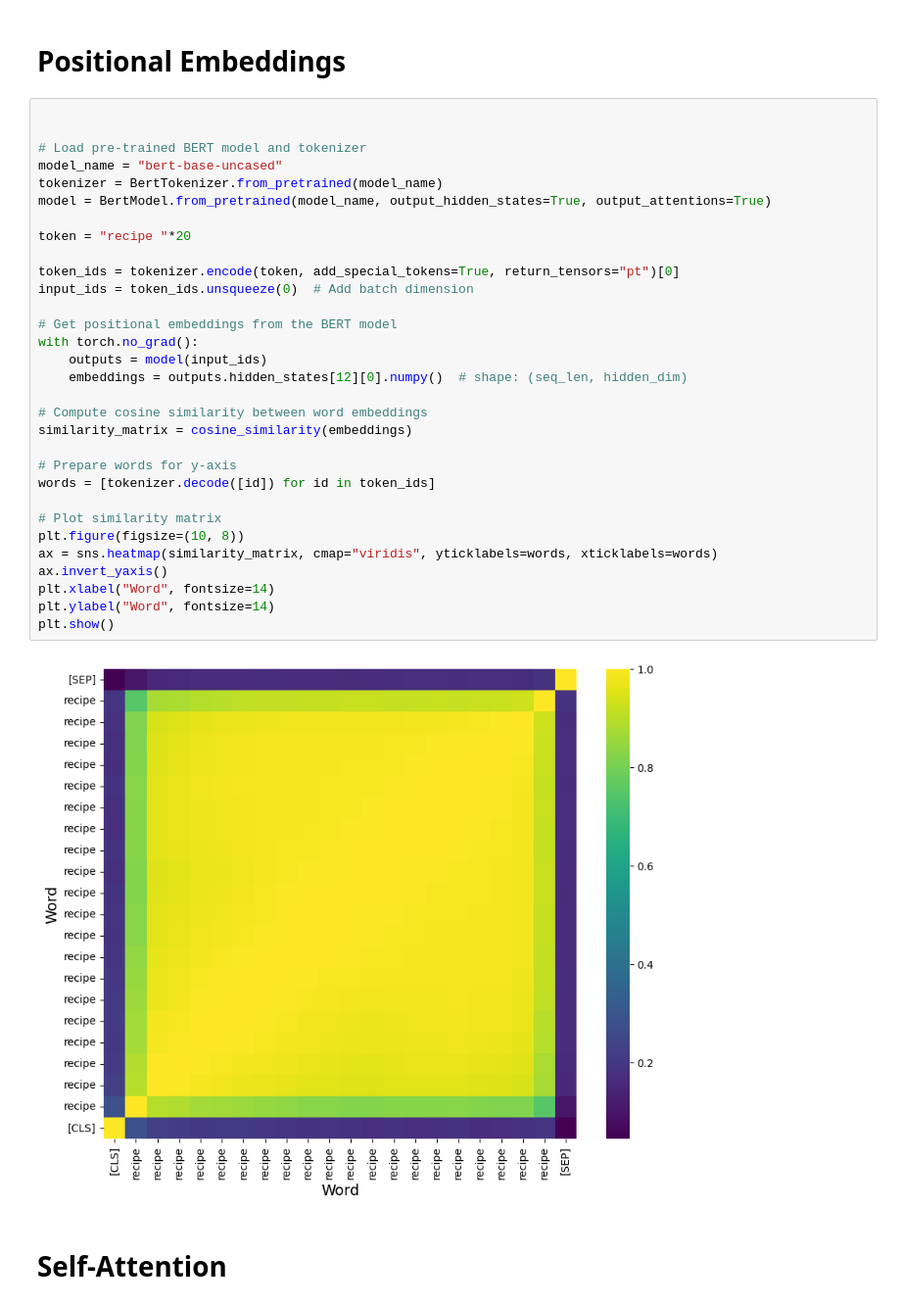
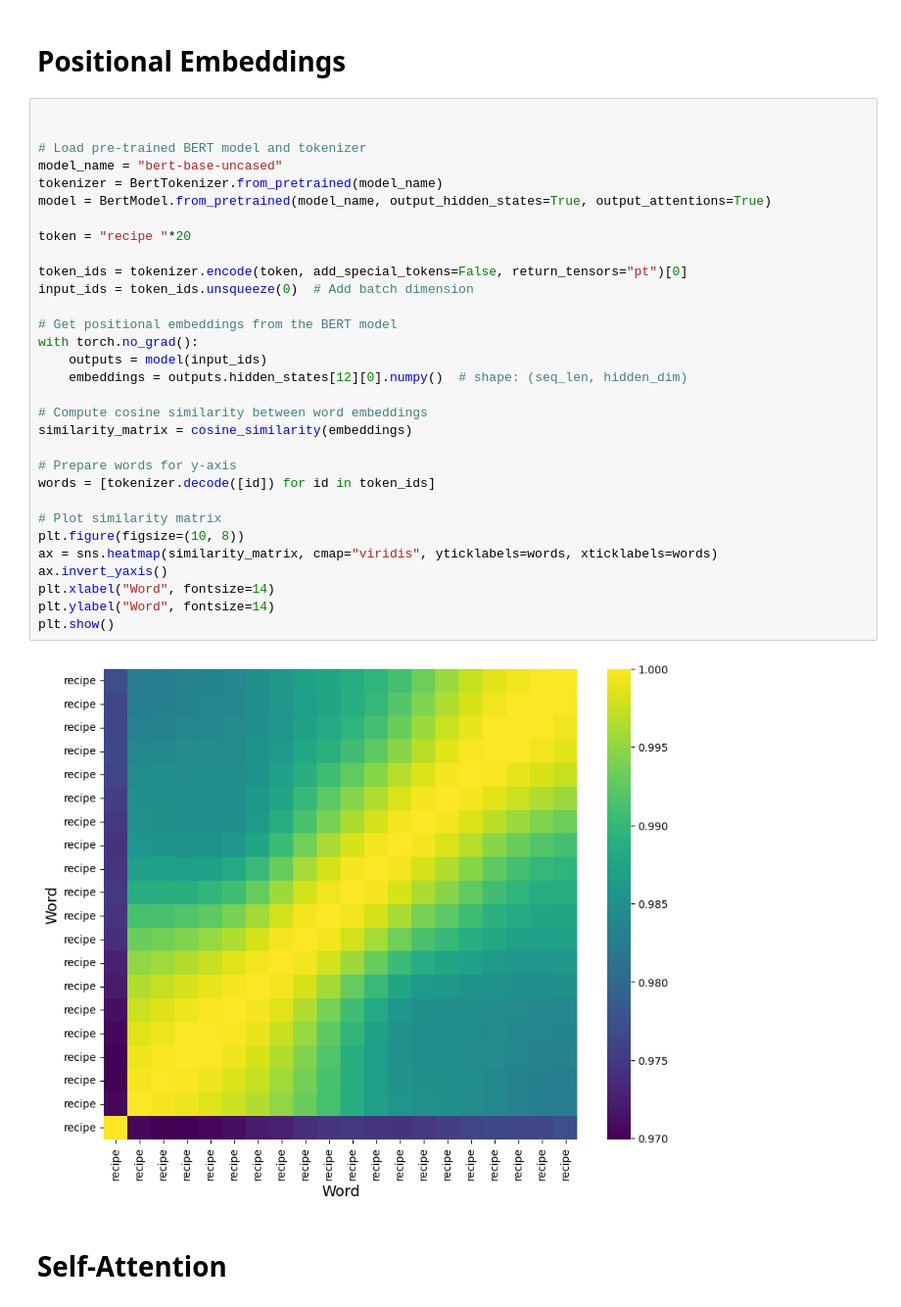
Before and after one commit to vladbug/CookingBot, a Jupyter notebook: plots.ipynb, the cells around one changed output. Shown at 98% size. Cells and saved outputs as stored; diff of their text form.

```diff
--- a/plots.ipynb
+++ b/plots.ipynb
@@ -147,35 +147,35 @@ plt.show()
 
 
 # Load pre-trained BERT model and tokenizer
 model_name = "bert-base-uncased"
 tokenizer = BertTokenizer.from_pretrained(model_name)
 model = BertModel.from_pretrained(model_name, output_hidden_states=True, output_attentions=True)
 
 token = "recipe "*20
 
-token_ids = tokenizer.encode(token, add_special_tokens=True, return_tensors="pt")[0]
+token_ids = tokenizer.encode(token, add_special_tokens=False, return_tensors="pt")[0]
 input_ids = token_ids.unsqueeze(0)  # Add batch dimension
 
 # Get positional embeddings from the BERT model
 with torch.no_grad():
     outputs = model(input_ids)
     embeddings = outputs.hidden_states[12][0].numpy()  # shape: (seq_len, hidden_dim)
 
 # Compute cosine similarity between word embeddings
 similarity_matrix = cosine_similarity(embeddings)
 
 # Prepare words for y-axis
 words = [tokenizer.decode([id]) for id in token_ids]
 
 # Plot similarity matrix
 plt.figure(figsize=(10, 8))
 ax = sns.heatmap(similarity_matrix, cmap="viridis", yticklabels=words, xticklabels=words)
 ax.invert_yaxis()
 plt.xlabel("Word", fontsize=14)
 plt.ylabel("Word", fontsize=14)
 plt.show()
 # %% [output]
-[figure, old version]
+[figure, new version]
 # %% [markdown]
 # Self-Attention
 # %% [markdown]
```
